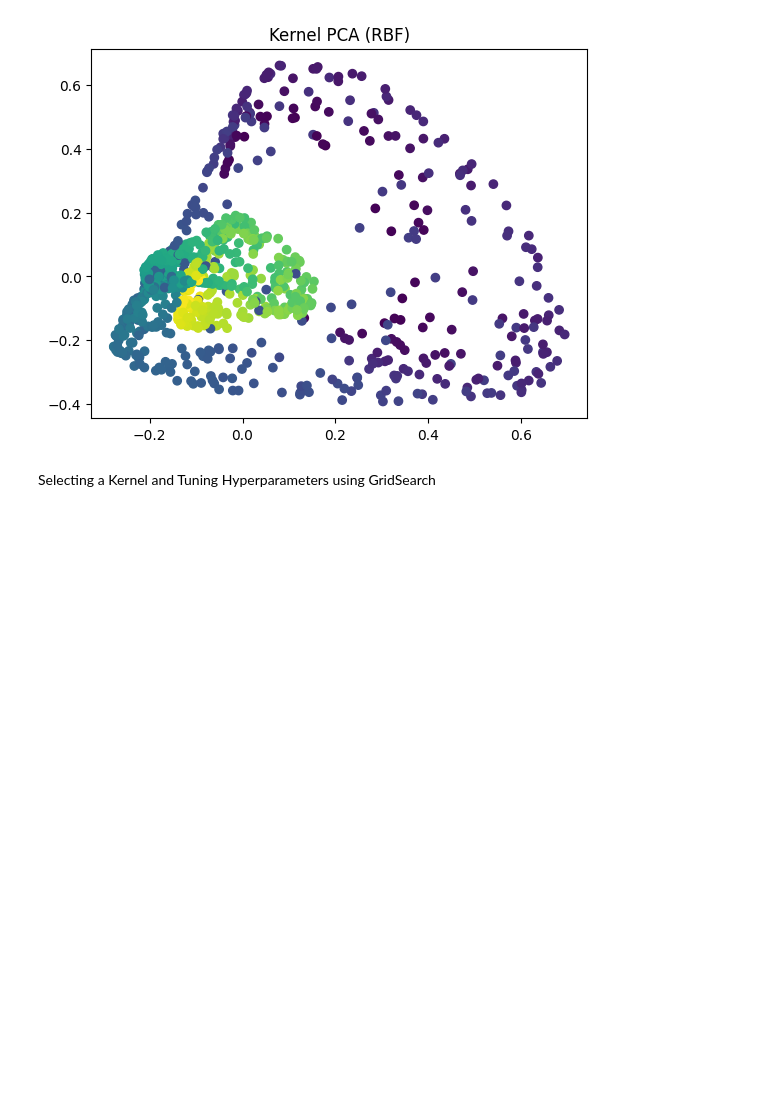
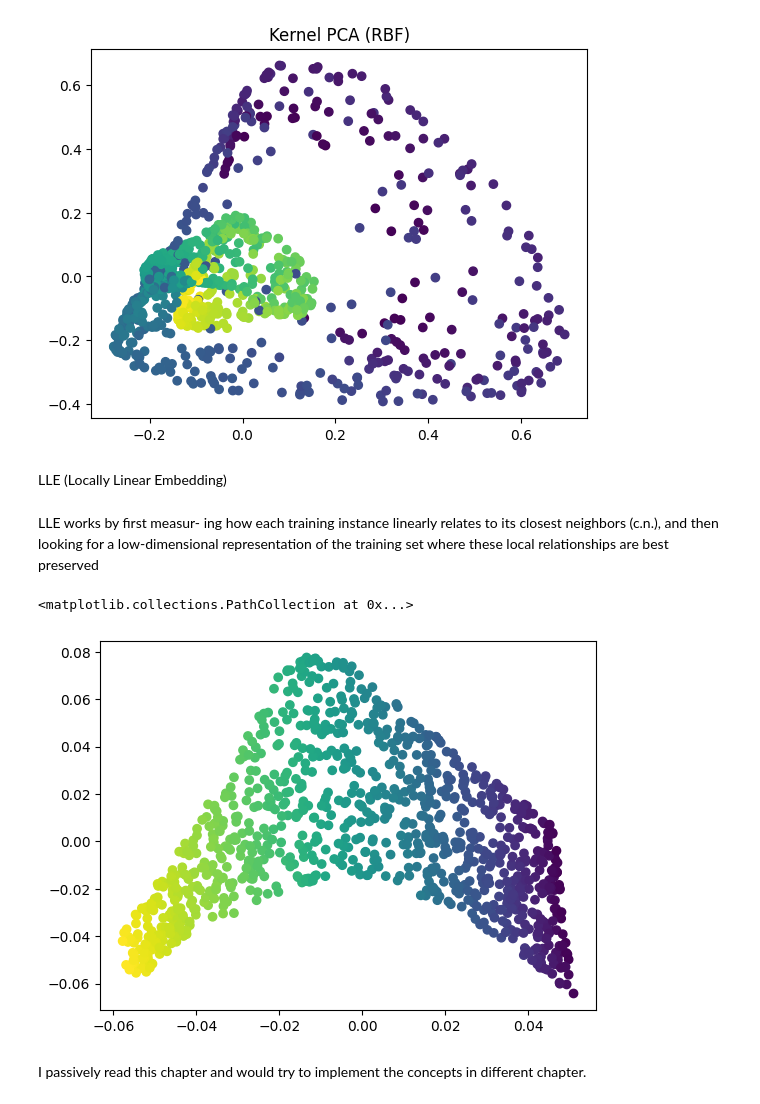
Before and after one commit to Amith1434/ML_Book_Journy, a Jupyter notebook: Chapter_8(Dimensionality_Reduciton).ipynb, the cells around one changed output. Cells and saved outputs as stored; diff of their text form; code cells hidden in the pictures; blank space fills up the shorter version.

Commit message:
Completed chapter 8

```diff
--- a/Chapter_8(Dimensionality_Reduciton).ipynb
+++ b/Chapter_8(Dimensionality_Reduciton).ipynb
@@ -158,10 +158,21 @@ plt.title("Kernel PCA (RBF)")
 plt.show()
 # %% [output]
 [figure]
-# %% [markdown]
-Selecting a Kernel and Tuning Hyperparameters using GridSearch
-# %%
-from sklearn.datasets import fetch_openml
-
-mnist = fetch_openml('mnist_784', as_frame=False)
-X, y = mnist.data, mnist.target
+# %% [markdown]
+LLE (Locally Linear Embedding)
+# %% [markdown]
+LLE works by first measur‐
+ing how each training instance linearly relates to its closest neighbors (c.n.), and then
+looking for a low-dimensional representation of the training set where these local
+relationships are best preserved
+# %%
+from sklearn.manifold import LocallyLinearEmbedding
+lle = LocallyLinearEmbedding(n_components = 2, n_neighbors=10)
+X_reduced = lle.fit_transform(X)
+# %%
+plt.scatter(X_reduced[:,0],X_reduced[:,1], c=t)
+# %% [output]
+<matplotlib.collections.PathCollection at 0x...>
+[figure, added]
+# %% [markdown]
+I passively read this chapter and would try to implement the concepts in different chapter.
```
Also changed, not shown: parts of 5 cells of this notebook.
